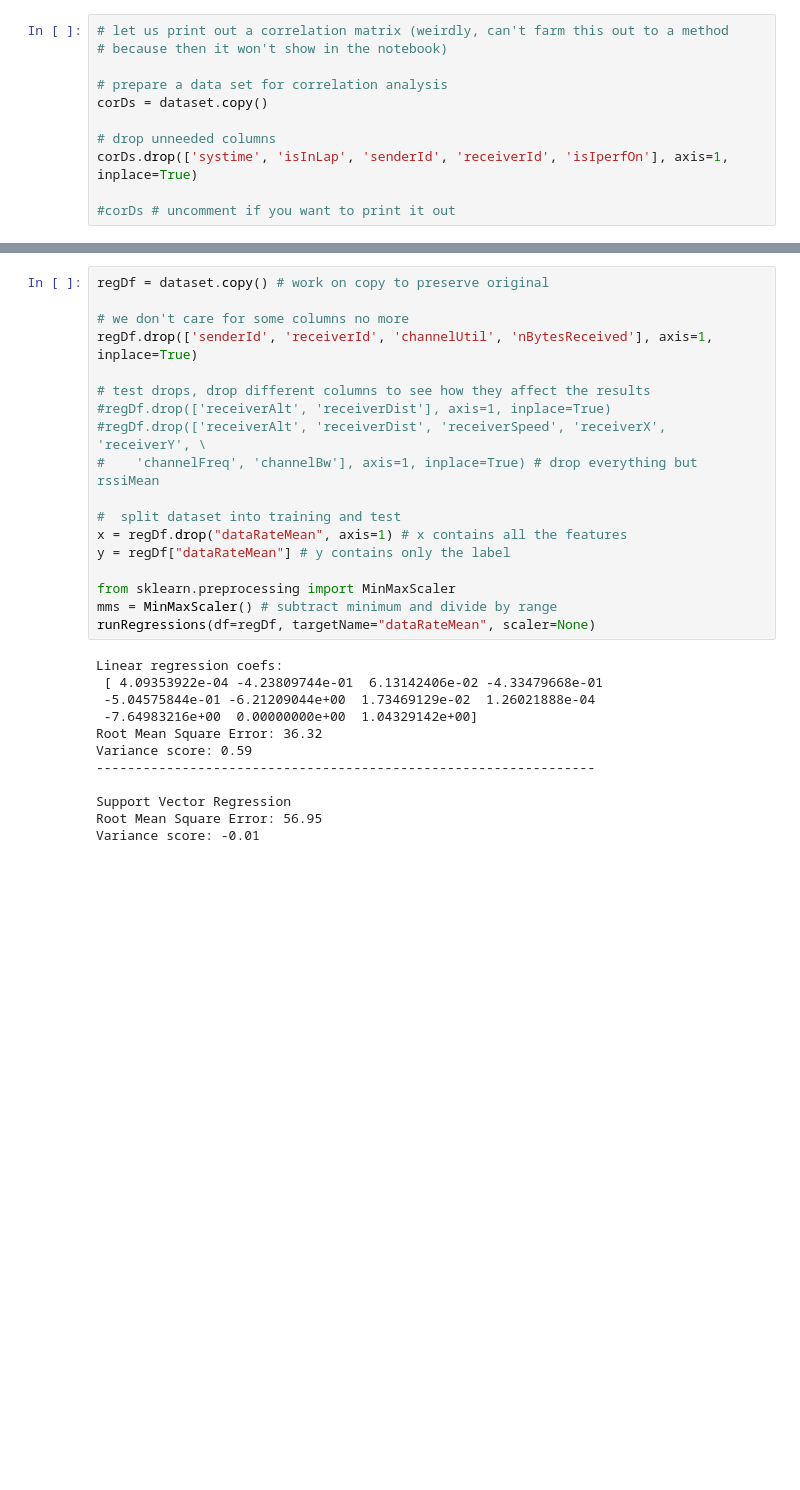
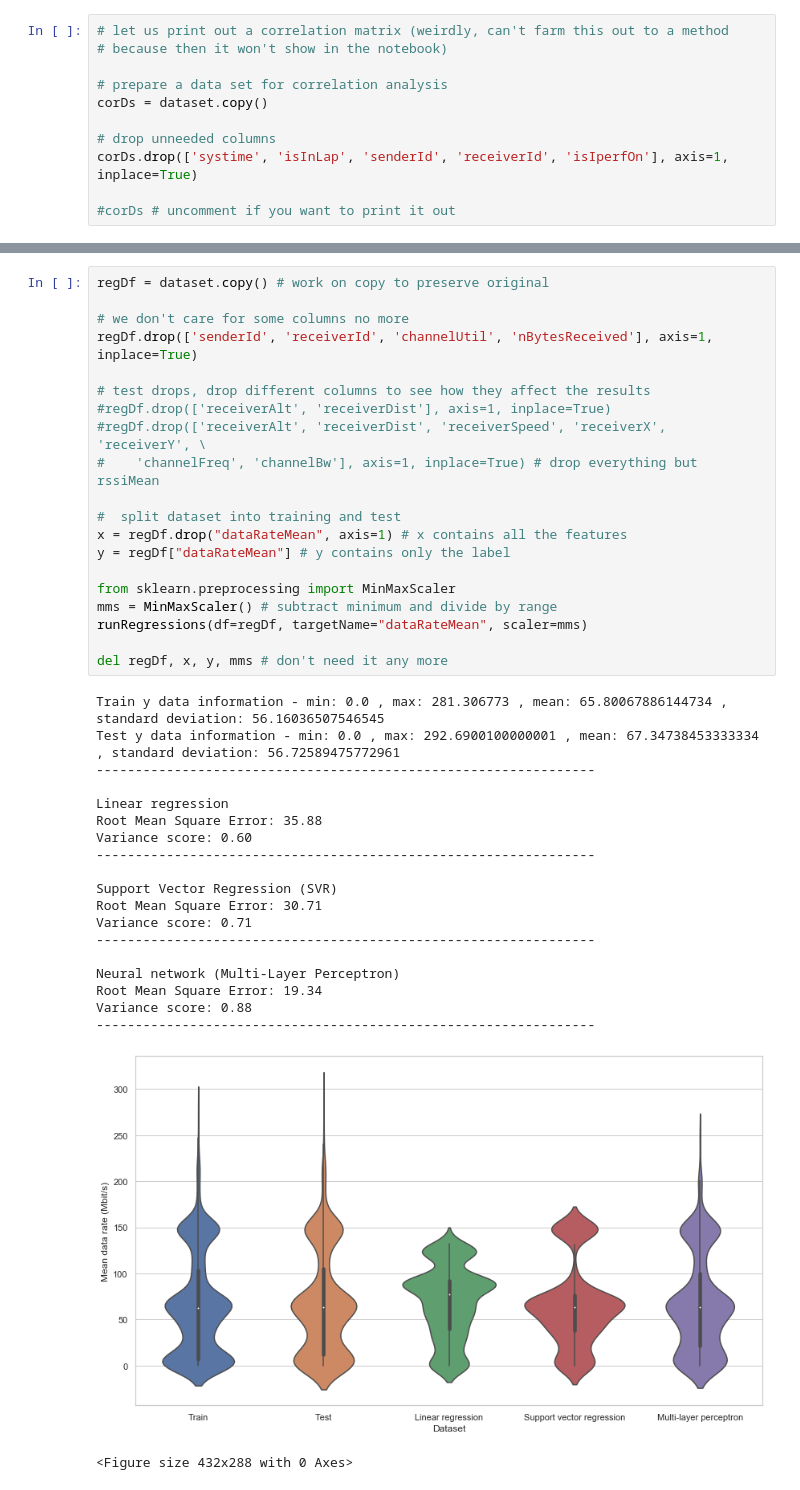
Before and after one commit to adamiaonr/wifi-vehicles, a Jupyter notebook: throughput-estimation/empirical-approach/empirical-approach-analysis.ipynb, the cells around one changed output, grey strips where cells are left out. Drawn from its saved outputs; the diff is of its cells as text; blank space fills up the shorter version.

```diff
--- a/throughput-estimation/empirical-approach/empirical-approach-analysis.ipynb
+++ b/throughput-estimation/empirical-approach/empirical-approach-analysis.ipynb
@@ -310,30 +419,41 @@ def runRegressions(df, targetName, scaler=None):
 # %%
 regDf = dataset.copy() # work on copy to preserve original
 
 # we don't care for some columns no more
 regDf.drop(['senderId', 'receiverId', 'channelUtil', 'nBytesReceived'], axis=1, inplace=True)
 
 # test drops, drop different columns to see how they affect the results
 #regDf.drop(['receiverAlt', 'receiverDist'], axis=1, inplace=True)
 #regDf.drop(['receiverAlt', 'receiverDist', 'receiverSpeed', 'receiverX', 'receiverY', \
 #    'channelFreq', 'channelBw'], axis=1, inplace=True) # drop everything but rssiMean
 
 #  split dataset into training and test
 x = regDf.drop("dataRateMean", axis=1) # x contains all the features
 y = regDf["dataRateMean"] # y contains only the label
 
 from sklearn.preprocessing import MinMaxScaler
 mms = MinMaxScaler() # subtract minimum and divide by range
-runRegressions(df=regDf, targetName="dataRateMean", scaler=None)
+runRegressions(df=regDf, targetName="dataRateMean", scaler=mms)
+
+del regDf, x, y, mms # don't need it any more
 # %% [output]
-Linear regression coefs:
- [ 4.09353922e-04 -4.23809744e-01  6.13142406e-02 -4.33479668e-01
- -5.04575844e-01 -6.21209044e+00  1.73469129e-02  1.26021888e-04
- -7.64983216e+00  0.00000000e+00  1.04329142e+00]
-Root Mean Square Error: 36.32
-Variance score: 0.59
+Train y data information - min: 0.0 , max: 281.306773 , mean: 65.80067886144734 , standard deviation: 56.16036507546545
+Test y data information - min: 0.0 , max: 292.6900100000001 , mean: 67.34738453333334 , standard deviation: 56.72589475772961
 ----------------------------------------------------------------
 
-Support Vector Regression
-Root Mean Square Error: 56.95
-Variance score: -0.01
+Linear regression
+Root Mean Square Error: 35.88
+Variance score: 0.60
+----------------------------------------------------------------
+
+Support Vector Regression (SVR)
+Root Mean Square Error: 30.71
+Variance score: 0.71
+----------------------------------------------------------------
+
+Neural network (Multi-Layer Perceptron)
+Root Mean Square Error: 19.34
+Variance score: 0.88
+----------------------------------------------------------------
+[figure, added]
+<Figure size 432x288 with 0 Axes>
```
Also changed, not shown: parts of 27 cells of this notebook, 1 other file.
